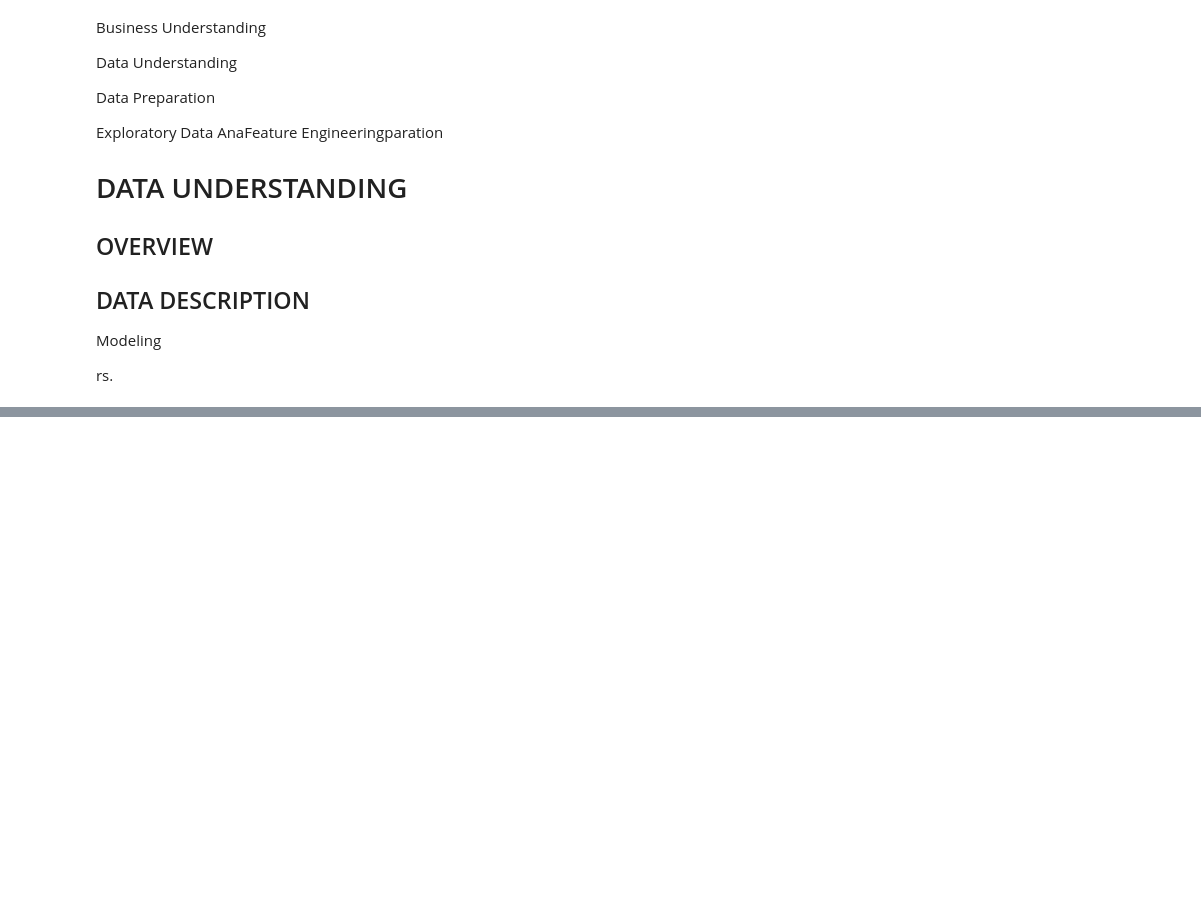
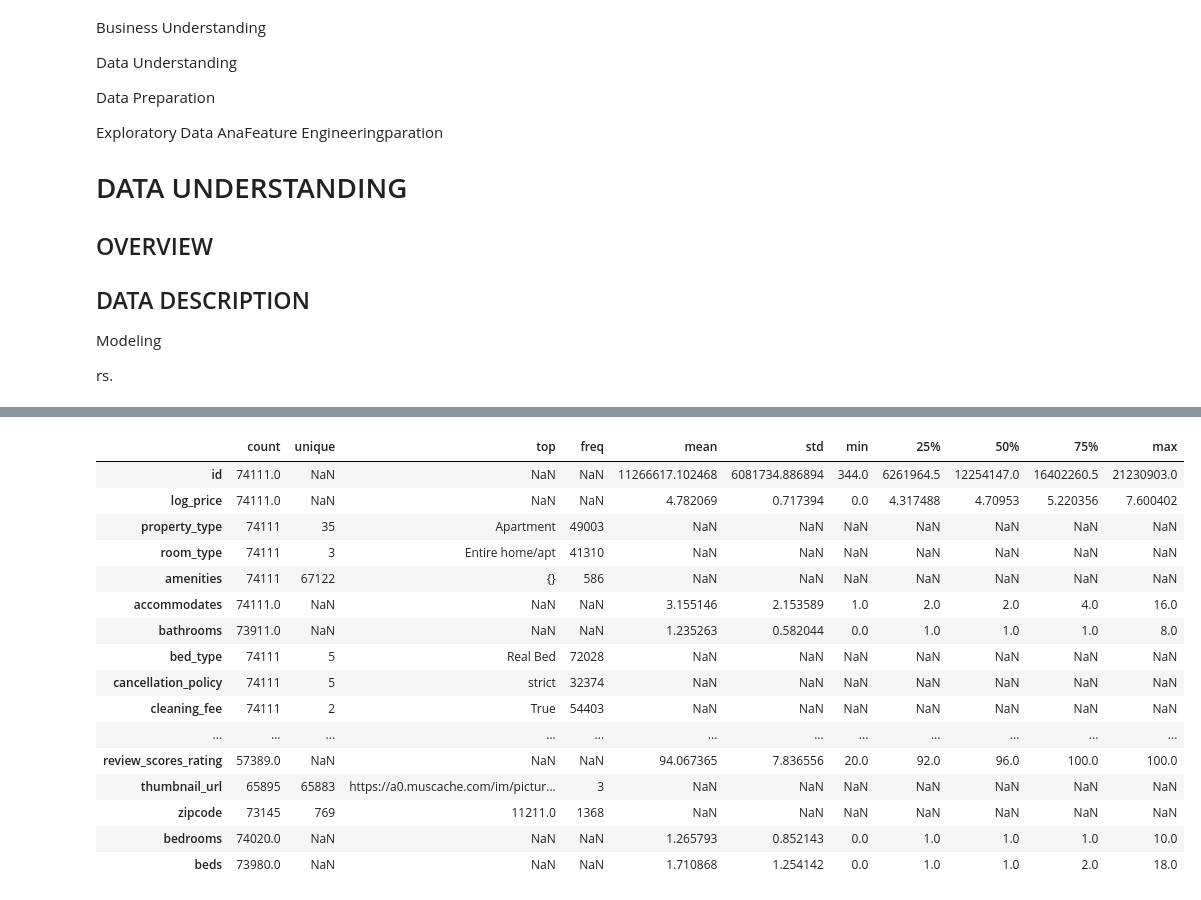
Before and after one commit to janejeshen/Recommendation-system-for-hotel-and-airbnbs, a Jupyter notebook: Recommendation_system.ipynb, the cells around one changed output, grey strips where cells are left out. Cells and saved outputs as stored; diff of their text form; code cells hidden in the pictures; blank space fills up the shorter version.

```diff
--- a/Recommendation_system.ipynb
+++ b/Recommendation_system.ipynb
@@ -71,0 +61,5 @@ df.head()
+# %%
+# Loading the data
+df = pd.read_csv("data_2/Airbnb_Data.csv")
+# Previewing the first five rows of the dataset
+df.head()
@@ -87,0 +143,21 @@ The dataset has 13051 rows and 75 columns
+# %%
+# Obtaining the summary descriptive statistics of the data
+df.describe(include="all").T
+# %% [output]
+|  | count | unique | top | freq | mean | std | min | 25% | 50% | 75% | max |
+| id | 74111.0 | NaN | NaN | NaN | 11266617.102468 | 6081734.886894 | 344.0 | 6261964.5 | 12254147.0 | 16402260.5 | 21230903.0 |
+| log_price | 74111.0 | NaN | NaN | NaN | 4.782069 | 0.717394 | 0.0 | 4.317488 | 4.70953 | 5.220356 | 7.600402 |
+| property_type | 74111 | 35 | Apartment | 49003 | NaN | NaN | NaN | NaN | NaN | NaN | NaN |
+| room_type | 74111 | 3 | Entire home/apt | 41310 | NaN | NaN | NaN | NaN | NaN | NaN | NaN |
+| amenities | 74111 | 67122 | {} | 586 | NaN | NaN | NaN | NaN | NaN | NaN | NaN |
+| accommodates | 74111.0 | NaN | NaN | NaN | 3.155146 | 2.153589 | 1.0 | 2.0 | 2.0 | 4.0 | 16.0 |
+| bathrooms | 73911.0 | NaN | NaN | NaN | 1.235263 | 0.582044 | 0.0 | 1.0 | 1.0 | 1.0 | 8.0 |
+| bed_type | 74111 | 5 | Real Bed | 72028 | NaN | NaN | NaN | NaN | NaN | NaN | NaN |
+| cancellation_policy | 74111 | 5 | strict | 32374 | NaN | NaN | NaN | NaN | NaN | NaN | NaN |
+| cleaning_fee | 74111 | 2 | True | 54403 | NaN | NaN | NaN | NaN | NaN | NaN | NaN |
+| ... | ... | ... | ... | ... | ... | ... | ... | ... | ... | ... | ... |
+| review_scores_rating | 57389.0 | NaN | NaN | NaN | 94.067365 | 7.836556 | 20.0 | 92.0 | 96.0 | 100.0 | 100.0 |
+| thumbnail_url | 65895 | 65883 | https://a0.muscache.com/im/pictur... | 3 | NaN | NaN | NaN | NaN | NaN | NaN | NaN |
+| zipcode | 73145 | 769 | 11211.0 | 1368 | NaN | NaN | NaN | NaN | NaN | NaN | NaN |
+| bedrooms | 74020.0 | NaN | NaN | NaN | 1.265793 | 0.852143 | 0.0 | 1.0 | 1.0 | 1.0 | 10.0 |
+| beds | 73980.0 | NaN | NaN | NaN | 1.710868 | 1.254142 | 0.0 | 1.0 | 1.0 | 2.0 | 18.0 |
```
Also changed, not shown: parts of 11 cells of this notebook, 1 other file.
